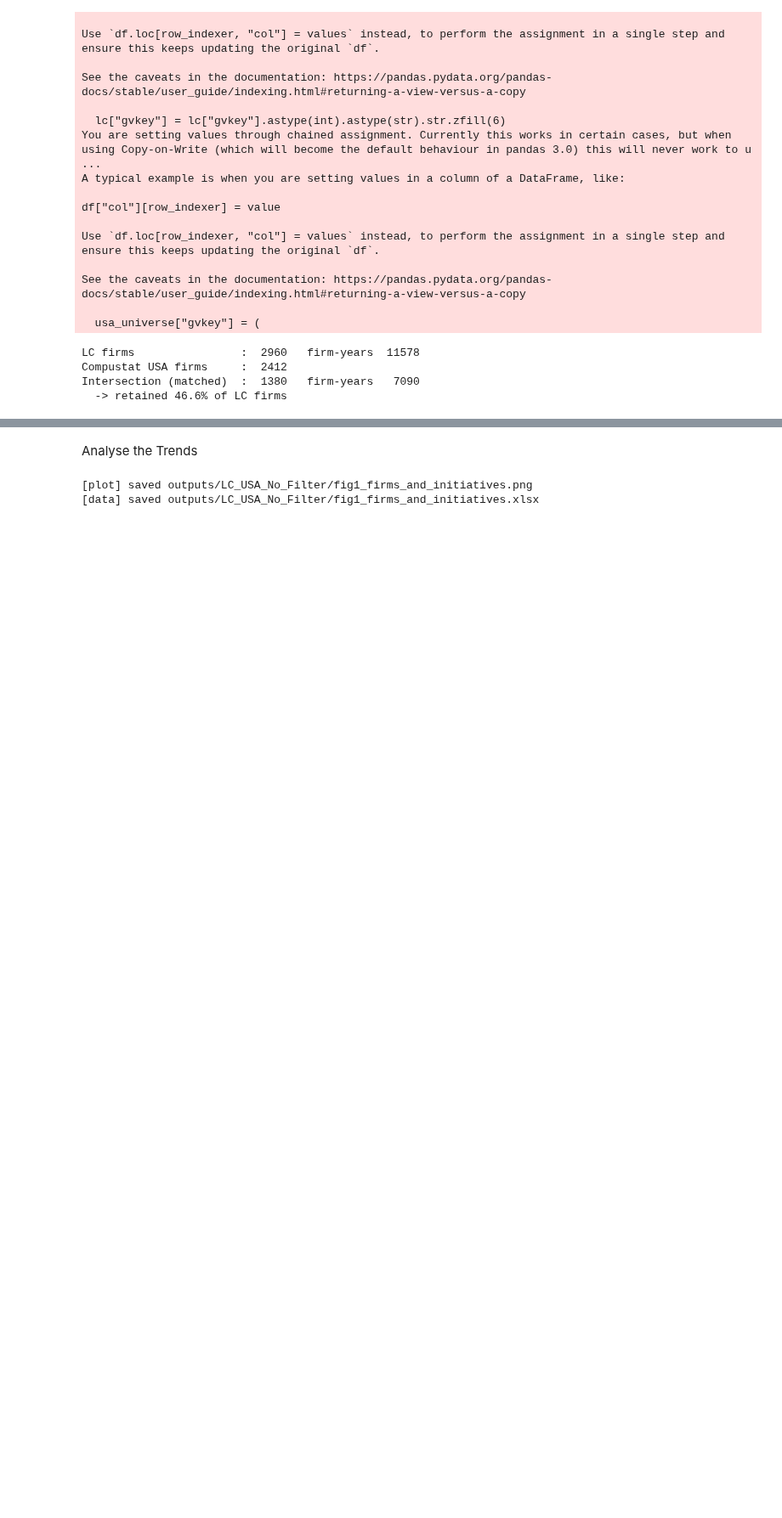
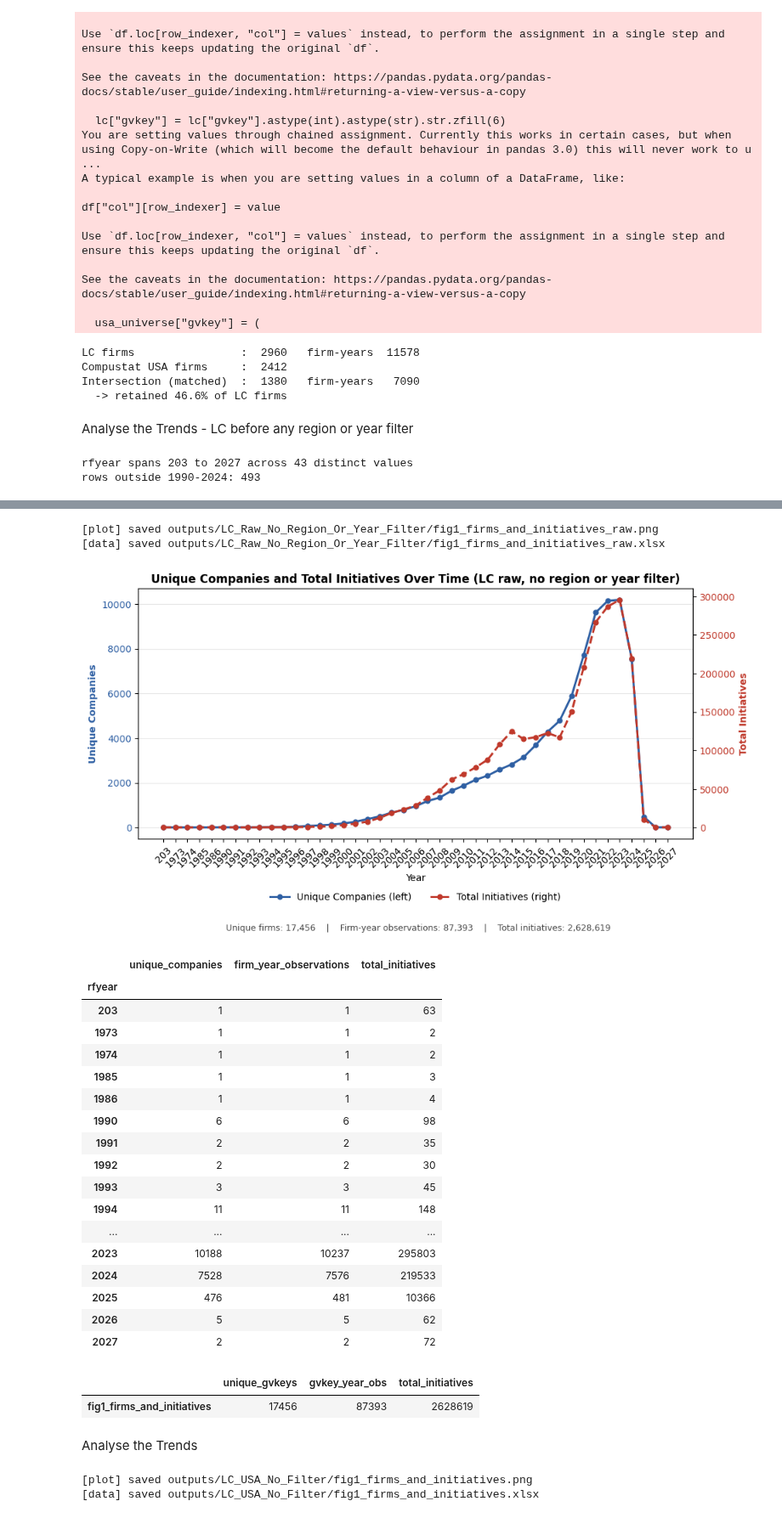
Before and after one commit to christy108/modular_fund_analysis, a Jupyter notebook: descriptive_stats/descriptive_statistics.ipynb, the cells around one changed output, grey strips where cells are left out. Shown at 85% size. Drawn from its saved outputs; the diff is of its cells as text; code cells hidden in the pictures; blank space fills up the shorter version.

```diff
--- a/descriptive_stats/descriptive_statistics.ipynb
+++ b/descriptive_stats/descriptive_statistics.ipynb
@@ -159,3 +149,50 @@ LC firms                :  2960   firm-years  11578
 Compustat USA firms     :  2412
 Intersection (matched)  :  1380   firm-years   7090
   -> retained 46.6% of LC firms
+# %% [markdown]
+Analyse the Trends - LC before any region or year filter
+# %%
+# --- The Golden LC file as delivered: all regions, all years, no filters ---
+# Only fig1 is produced here: it needs just rfyear / gvkey / n_predicted_initiatives,
+# whereas the two share plots need the signal columns, which are built on the filtered
+# `lc` further up.
+import importlib
+import descriptive_plots
+importlib.reload(descriptive_plots)
+from descriptive_plots import (
+    plot_firms_and_initiatives,
+    plot_signal_shares_over_time,
+    plot_signal_shares_by_sector,
+    sample_descriptives,
+)
+
+OUT_R = Path("outputs") / "LC_Raw_No_Region_Or_Year_Filter"
+OUT_R.mkdir(parents=True, exist_ok=True)
+
+# DATA QUALITY: rfyear is not clean in the unfiltered file. It holds a literal 203, a
+# handful of pre-1990 years, and 2025-2027 records that post-date the sample. They are
+# left in (that is what "no year filter" means) but listed here so the long left tail
+# of the chart is not mistaken for real coverage.
+_yr = lc_raw["rfyear"].value_counts().sort_index()
+out_of_range = _yr[(_yr.index < 1990) | (_yr.index > end_year)]
+print(f"rfyear spans {lc_raw['rfyear'].min()} to {lc_raw['rfyear'].max()} "
+      f"across {lc_raw['rfyear'].nunique()} distinct values")
+print(f"rows outside 1990-{end_year}: {int(out_of_range.sum())}")
+display(out_of_range.rename("rows").to_frame())
+
+fig1r, firms_initiatives_raw, desc1r = plot_firms_and_initiatives(
+    lc_raw,
+    title="Unique Companies and Total Initiatives Over Time (LC raw, no region or year filter)",
+    save_path=OUT_R / "fig1_firms_and_initiatives_raw.png",
+    excel_path=OUT_R / "fig1_firms_and_initiatives_raw.xlsx",
+)
+
+descriptives_raw = pd.concat(
+    [desc1r], keys=["fig1_firms_and_initiatives"]
+).droplevel(1)
+
+display(firms_initiatives_raw)
+display(descriptives_raw)
+# %% [output]
+rfyear spans 203 to 2027 across 43 distinct values
+rows outside 1990-2024: 493
@@ -162,3 +209,26 @@ Intersection (matched)  :  1380   firm-years   7090
+[plot] saved outputs/LC_Raw_No_Region_Or_Year_Filter/fig1_firms_and_initiatives_raw.png
+[data] saved outputs/LC_Raw_No_Region_Or_Year_Filter/fig1_firms_and_initiatives_raw.xlsx
+[figure, added]
+|  | unique_companies | firm_year_observations | total_initiatives |
+| rfyear |  |  |  |
+| 203 | 1 | 1 | 63 |
+| 1973 | 1 | 1 | 2 |
+| 1974 | 1 | 1 | 2 |
+| 1985 | 1 | 1 | 3 |
+| 1986 | 1 | 1 | 4 |
+| 1990 | 6 | 6 | 98 |
+| 1991 | 2 | 2 | 35 |
+| 1992 | 2 | 2 | 30 |
+| 1993 | 3 | 3 | 45 |
+| 1994 | 11 | 11 | 148 |
+| ... | ... | ... | ... |
+| 2023 | 10188 | 10237 | 295803 |
+| 2024 | 7528 | 7576 | 219533 |
+| 2025 | 476 | 481 | 10366 |
+| 2026 | 5 | 5 | 62 |
+| 2027 | 2 | 2 | 72 |
+|  | unique_gvkeys | gvkey_year_obs | total_initiatives |
+| fig1_firms_and_initiatives | 17456 | 87393 | 2628619 |
 # %% [markdown]
 Analyse the Trends
 # %%
```
Also changed, not shown: parts of 7 cells of this notebook, 18 other files.
